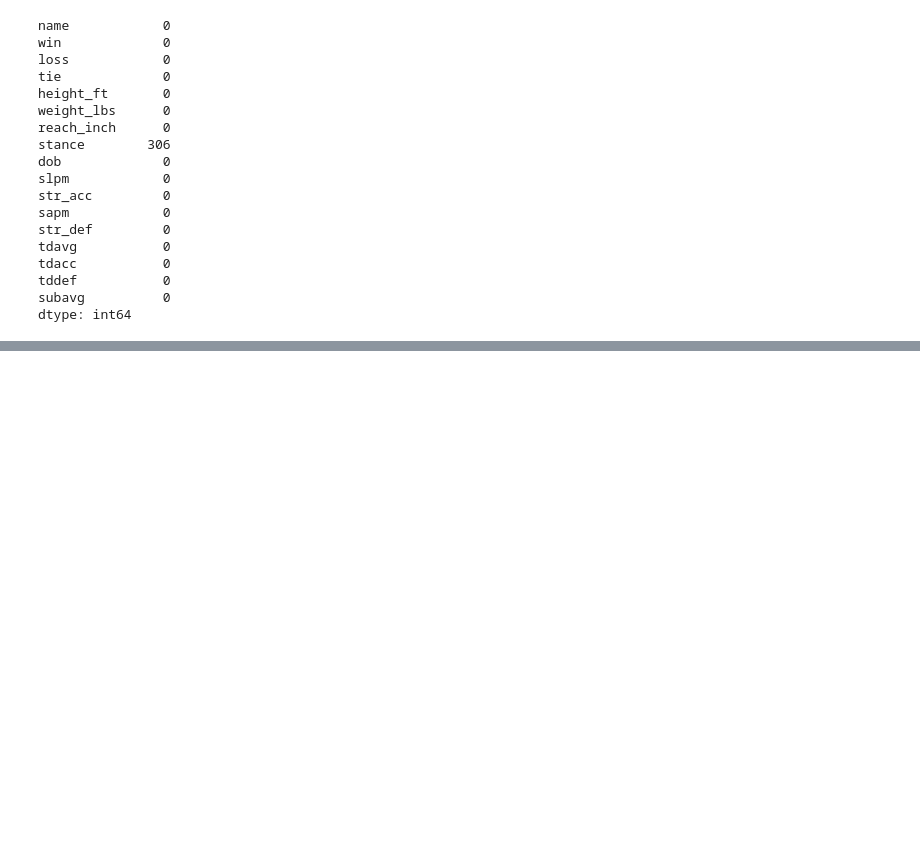
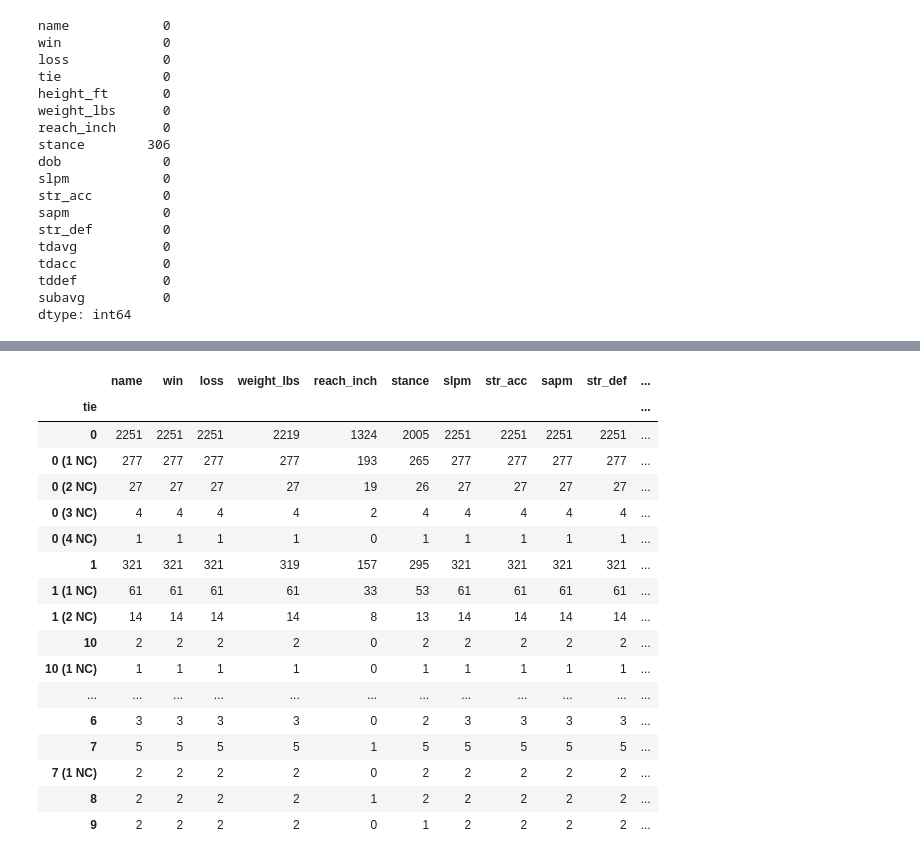
Before and after one commit to LazarAdamovic/UFC-fight-predictor, a Jupyter notebook: preprocessing_fighters.ipynb, the cells around one changed output, grey strips where cells are left out. Cells and saved outputs as stored; diff of their text form; code cells hidden in the pictures; blank space fills up the shorter version.

```diff
--- a/preprocessing_fighters.ipynb
+++ b/preprocessing_fighters.ipynb
@@ -128,3 +129,9 @@ w/l_ratio     Float64
 age             Int64
 inches          Int64
 dtype: object
+# %%
+# replace scraped nulls with NaN
+
+df=df.apply(lambda x: x.replace('--', NaN))
+# %%
+df['tie'] = pd.to_numeric(df['tie'])
@@ -130,0 +173,5 @@ dtype: object
+# %%
+def
+
+df['weight_lbs'] = pd.to_numeric(df['weight_lbs'])
+df['reach_inch'] = pd.to_numeric(df['reach_inch'])
@@ -131 +196,22 @@ dtype: object
+# %%
+df.groupby('tie').count()
+# %% [output]
+|  | name | win | loss | weight_lbs | reach_inch | stance | slpm | str_acc | sapm | str_def | ... |
+| tie |  |  |  |  |  |  |  |  |  |  | ... |
+| 0 | 2251 | 2251 | 2251 | 2219 | 1324 | 2005 | 2251 | 2251 | 2251 | 2251 | ... |
+| 0 (1 NC) | 277 | 277 | 277 | 277 | 193 | 265 | 277 | 277 | 277 | 277 | ... |
+| 0 (2 NC) | 27 | 27 | 27 | 27 | 19 | 26 | 27 | 27 | 27 | 27 | ... |
+| 0 (3 NC) | 4 | 4 | 4 | 4 | 2 | 4 | 4 | 4 | 4 | 4 | ... |
+| 0 (4 NC) | 1 | 1 | 1 | 1 | 0 | 1 | 1 | 1 | 1 | 1 | ... |
+| 1 | 321 | 321 | 321 | 319 | 157 | 295 | 321 | 321 | 321 | 321 | ... |
+| 1 (1 NC) | 61 | 61 | 61 | 61 | 33 | 53 | 61 | 61 | 61 | 61 | ... |
+| 1 (2 NC) | 14 | 14 | 14 | 14 | 8 | 13 | 14 | 14 | 14 | 14 | ... |
+| 10 | 2 | 2 | 2 | 2 | 0 | 2 | 2 | 2 | 2 | 2 | ... |
+| 10 (1 NC) | 1 | 1 | 1 | 1 | 0 | 1 | 1 | 1 | 1 | 1 | ... |
+| ... | ... | ... | ... | ... | ... | ... | ... | ... | ... | ... | ... |
+| 6 | 3 | 3 | 3 | 3 | 0 | 2 | 3 | 3 | 3 | 3 | ... |
+| 7 | 5 | 5 | 5 | 5 | 1 | 5 | 5 | 5 | 5 | 5 | ... |
+| 7 (1 NC) | 2 | 2 | 2 | 2 | 0 | 2 | 2 | 2 | 2 | 2 | ... |
+| 8 | 2 | 2 | 2 | 2 | 1 | 2 | 2 | 2 | 2 | 2 | ... |
+| 9 | 2 | 2 | 2 | 2 | 0 | 1 | 2 | 2 | 2 | 2 | ... |
 # %%
```
Also changed, not shown: parts of 10 cells of this notebook, 5 other files.
